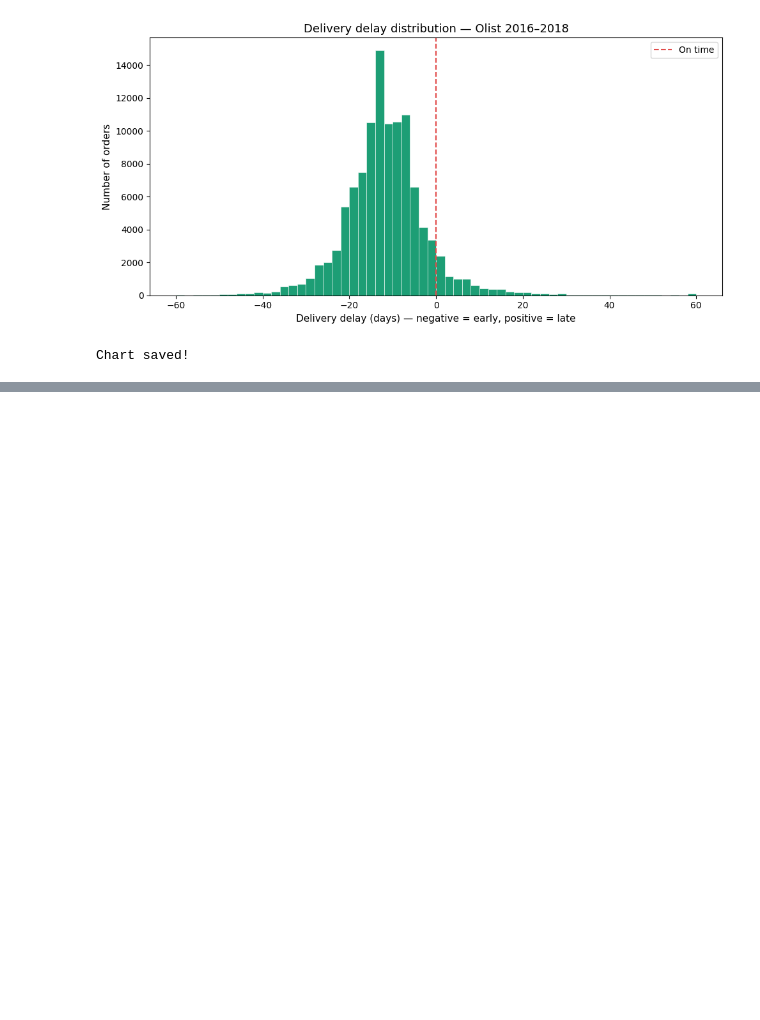
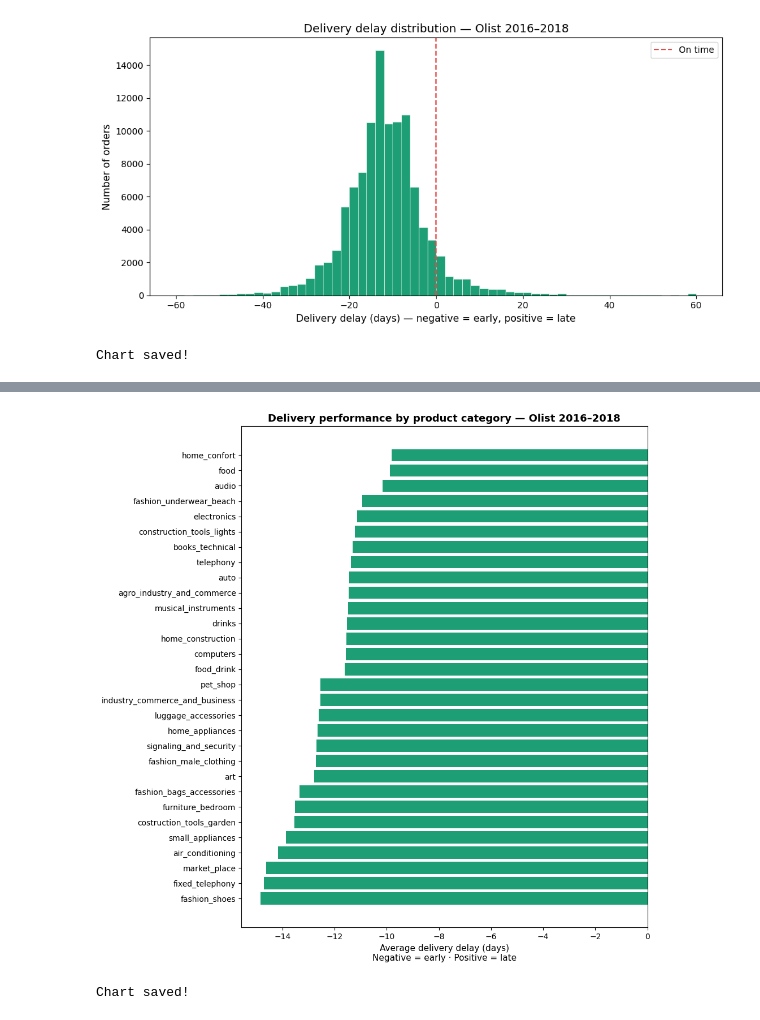
Before and after one commit to ragasree123/olist-ecommerce-analysis, a Jupyter notebook: notebooks/01_olist_week1_analysis.ipynb, the cells around one changed output, grey strips where cells are left out. Saved outputs shown, nothing was run; the diff lists cells and outputs as text; code cells hidden in the pictures; blank space fills up the shorter version.

Commit message:
Delivery performance charts, late pct by category, business insights

```diff
--- a/notebooks/01_olist_week1_analysis.ipynb
+++ b/notebooks/01_olist_week1_analysis.ipynb
@@ -530,0 +553,43 @@ Chart saved!
+# %%
+import matplotlib.pyplot as plt
+import seaborn as sns
+
+# Calculate avg delay by category using pandas
+delay_by_cat = df_delivered.groupby(
+    'product_category_name_english'
+)['delivery_delay_days'].agg(['mean', 'count']).reset_index()
+
+# Filter to categories with at least 100 orders
+delay_by_cat = delay_by_cat[delay_by_cat['count'] >= 100]
+delay_by_cat.columns = ['category', 'avg_delay', 'order_count']
+delay_by_cat = delay_by_cat.sort_values('avg_delay', ascending=False)
+
+# Top 15 worst and top 15 best
+top15_worst = delay_by_cat.head(15)
+top15_best = delay_by_cat.tail(15)
+plot_data = pd.concat([top15_worst, top15_best])
+
+# Colour — red if positive (late), green if negative (early)
+colours = ['#E24B4A' if x > 0 else '#1D9E75'
+           for x in plot_data['avg_delay']]
+
+fig, ax = plt.subplots(figsize=(10, 10))
+bars = ax.barh(plot_data['category'], plot_data['avg_delay'],
+               color=colours)
+
+# Zero line
+ax.axvline(0, color='black', linewidth=0.8, linestyle='-')
+
+ax.set_xlabel('Average delivery delay (days)\nNegative = early · Positive = late',
+              fontsize=11)
+ax.set_title('Delivery performance by product category — Olist 2016–2018',
+             fontsize=13, fontweight='bold')
+ax.invert_yaxis()
+plt.tight_layout()
+plt.savefig(r'e:\NILE TECH\DataAnalyst90Days\Phase1_Olist\images\delivery_by_category.png',
+            dpi=150, bbox_inches='tight')
+plt.show()
+print("Chart saved!")
+# %% [output]
+[figure, added]
+Chart saved!
```
Also changed, not shown: parts of 4 cells of this notebook, 2 other files.
